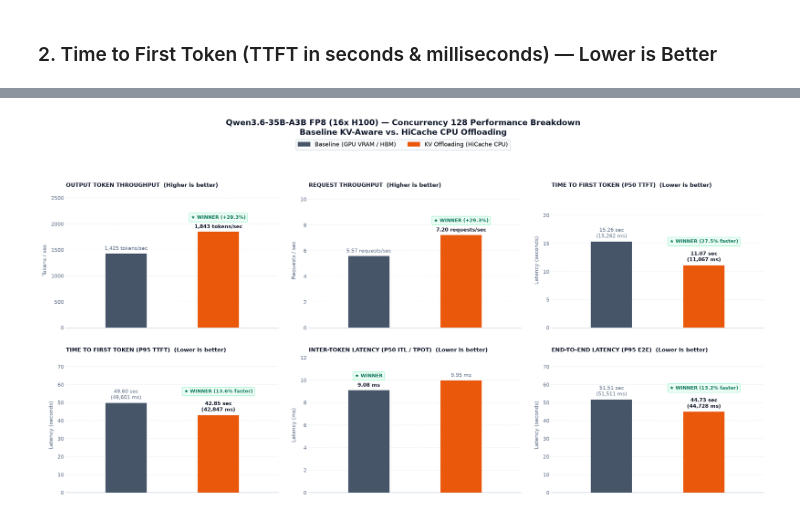
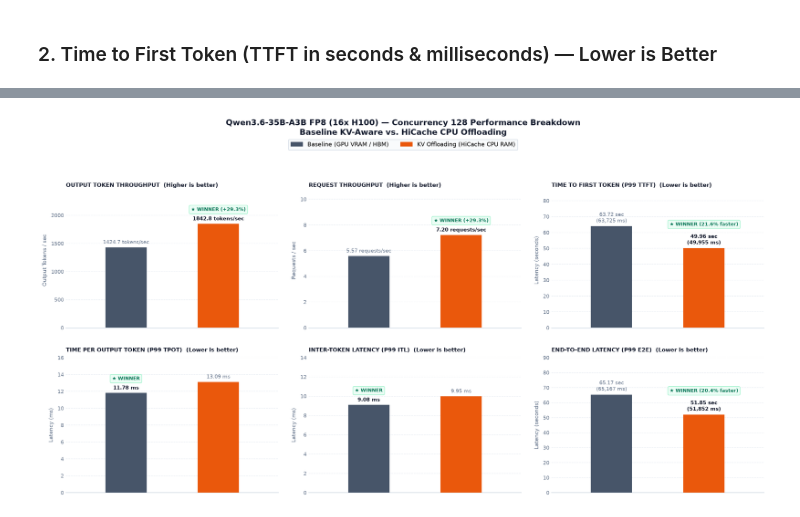
Before and after one commit to Prasannajaga/deployment-guide, a Jupyter notebook: models/qwen3.6-35B-A3B/sglang/disagg/tp1-ep2-4p4d/play.ipynb, the cells around one changed output, grey strips where cells are left out. Saved outputs shown, nothing was run; the diff lists cells and outputs as text; code cells hidden in the pictures.

```diff
--- a/models/qwen3.6-35B-A3B/sglang/disagg/tp1-ep2-4p4d/play.ipynb
+++ b/models/qwen3.6-35B-A3B/sglang/disagg/tp1-ep2-4p4d/play.ipynb
@@ -247,20 +251,20 @@ findfont: Failed to find font weight medium, now using 400.
 # %% [markdown]
 ### 2. Time to First Token (TTFT in seconds & milliseconds) — Lower is Better
 # %%
-fig, ax = plt.subplots(figsize=(8.0, 4.5), facecolor=BG_COLOR, dpi=160)
+fig, ax = plt.subplots(figsize=(7.5, 4.8), facecolor=BG_COLOR, dpi=160)
 draw_single_card(
-    ax,
-    title="P50 Time to First Token (TTFT)",
-    val_baseline=base["ttft_p50_s"],
-    val_offload=offload["ttft_p50_s"],
+    ax=ax,
+    title="Time to First Token (P99 TTFT)",
+    val_baseline=base.get("ttft_p99_s", base.get("ttft_p99_ms", 0.0) / 1000.0),
+    val_offload=offload.get("ttft_p99_s", offload.get("ttft_p99_ms", 0.0) / 1000.0),
     unit="sec",
     y_axis_label="Latency (seconds)",
     higher_is_better=False,
-    y_max=22.0,
+    y_max=85.0,
     format_str="{:.2f}",
     detail_unit="ms",
-    val_baseline_detail=base["ttft_p50_ms"],
-    val_offload_detail=offload["ttft_p50_ms"],
+    val_baseline_detail=base.get("ttft_p99_ms"),
+    val_offload_detail=offload.get("ttft_p99_ms"),
     show_x_labels=True,
 )
 plt.tight_layout()
@@ -276,10 +280,10 @@ metrics_list = [
         "base": base["output_tokens_per_sec"],
         "off": offload["output_tokens_per_sec"],
         "unit": "tokens/sec",
-        "y_label": "Tokens / sec",
+        "y_label": "Output Tokens / sec",
         "higher_is_better": True,
-        "ymax": 2600,
-        "fmt": "{:,.0f}",
+        "ymax": 2400.0,
+        "fmt": "{:.1f}",
         "det_unit": None,
         "base_det": None,
         "off_det": None,
@@ -298,59 +302,58 @@ metrics_list = [
         "off_det": None,
     },
     {
-        "title": "Time to First Token (P50 TTFT)",
-        "base": base["ttft_p50_s"],
-        "off": offload["ttft_p50_s"],
+        "title": "Time to First Token (P99 TTFT)",
+        "base": base.get("ttft_p99_s", base.get("ttft_p99_ms", 0.0) / 1000.0),
+        "off": offload.get("ttft_p99_s", offload.get("ttft_p99_ms", 0.0) / 1000.0),
         "unit": "sec",
         "y_label": "Latency (seconds)",
         "higher_is_better": False,
-        "ymax": 24.0,
+        "ymax": 85.0,
         "fmt": "{:.2f}",
         "det_unit": "ms",
-        "base_det": base["ttft_p50_ms"],
-        "off_det": offload["ttft_p50_ms"],
+        "base_det": base.get("ttft_p99_ms"),
+        "off_det": offload.get("ttft_p99_ms"),
     },
     {
-        "title": "Time to First Token (P95 TTFT)",
-        "base": base["ttft_p95_s"],
-        "off": offload["ttft_p95_s"],
-        "unit": "sec",
-        "y_label": "Latency (seconds)",
-        "higher_is_better": False,
-        "ymax": 75.0,
-        "fmt": "{:.2f}",
-        "det_unit": "ms",
-        "base_det": base["ttft_p95_ms"],
-        "off_det": offload["ttft_p95_ms"],
-    },
-    {
-        "title": "Inter-Token Latency (P50 ITL / TPOT)",
-        "base": base["itl_p99_ms"],
-        "off": offload["itl_p99_ms"],
+        "title": "Time Per Output Token (P99 TPOT)",
+        "base": base.get("tpot_p99_ms", base.get("itl_p99_ms")),
+        "off": offload.get("tpot_p99_ms", offload.get("itl_p99_ms")),
         "unit": "ms",
         "y_label": "Latency (ms)",
         "higher_is_better": False,
-        "ymax": 12.0,
+        "ymax": 16.0,
         "fmt": "{:.2f}",
         "det_unit": None,
         "base_det": None,
         "off_det": None,
     },
     {
-        "title": "End-to-End Latency (P95 E2E)",
-        "base": base["e2e_p95_s"],
-        "off": offload["e2e_p95_s"],
+        "title": "Inter-Token Latency (P99 ITL)",
+        "base": base["itl_p99_ms"],
+        "off": offload["itl_p99_ms"],
+        "unit": "ms",
+        "y_label": "Latency (ms)",
+        "higher_is_better": False,
+        "ymax": 14.0,
+        "fmt": "{:.2f}",
+        "det_unit": None,
+        "base_det": None,
+        "off_det": None,
+    },
+    {
+        "title": "End-to-End Latency (P99 E2E)",
+        "base": base.get("e2e_p99_s", base.get("e2e_p99_ms", 0.0) / 1000.0),
+        "off": offload.get("e2e_p99_s", offload.get("e2e_p99_ms", 0.0) / 1000.0),
         "unit": "sec",
         "y_label": "Latency (seconds)",
         "higher_is_better": False,
-        "ymax": 75.0,
+        "ymax": 90.0,
         "fmt": "{:.2f}",
         "det_unit": "ms",
-        "base_det": base["e2e_p95_ms"],
-        "off_det": offload["e2e_p95_ms"],
+        "base_det": base.get("e2e_p99_ms"),
+        "off_det": offload.get("e2e_p99_ms"),
     },
 ]
-
 fig, axes = plt.subplots(2, 3, figsize=(18, 9.5), facecolor=BG_COLOR, dpi=160)
 fig.suptitle(
     "Qwen3.6-35B-A3B FP8 (16x H100) — Concurrency 128 Performance Breakdown\nBaseline KV-Aware vs. HiCache CPU Offloading",
@@ -359,40 +362,36 @@ fig.suptitle(
     fontweight="bold",
     y=0.98,
 )
-
 # 2-Item Legend Only
 patch_base = mpatches.Patch(color=COLOR_BASELINE, label="Baseline (GPU VRAM / HBM)")
 patch_offload = mpatches.Patch(color=COLOR_OFFLOAD, label="KV Offloading (HiCache CPU RAM)")
-
 fig.legend(
     handles=[patch_base, patch_offload],
     loc="upper center",
     bbox_to_anchor=(0.5, 0.935),
     ncol=2,
     frameon=True,
     facecolor="#f8fafc",
     edgecolor="#cbd5e1",
     fontsize=10.0,
 )
-
 for ax, m in zip(axes.flatten(), metrics_list):
     draw_single_card(
         ax=ax,
         title=m["title"],
         val_baseline=m["base"],
         val_offload=m["off"],
         unit=m["unit"],
         y_axis_label=m["y_label"],
         higher_is_better=m["higher_is_better"],
         y_max=m["ymax"],
         format_str=m["fmt"],
         detail_unit=m["det_unit"],
         val_baseline_detail=m["base_det"],
         val_offload_detail=m["off_det"],
         show_x_labels=False,
     )
-
 plt.tight_layout(rect=[0.02, 0.03, 0.98, 0.90], h_pad=2.8, w_pad=2.2)
 plt.show()
 # %% [output]
-[figure, old version]
+[figure, new version]
```
Also changed, not shown: parts of 8 cells of this notebook, 5 other files.
